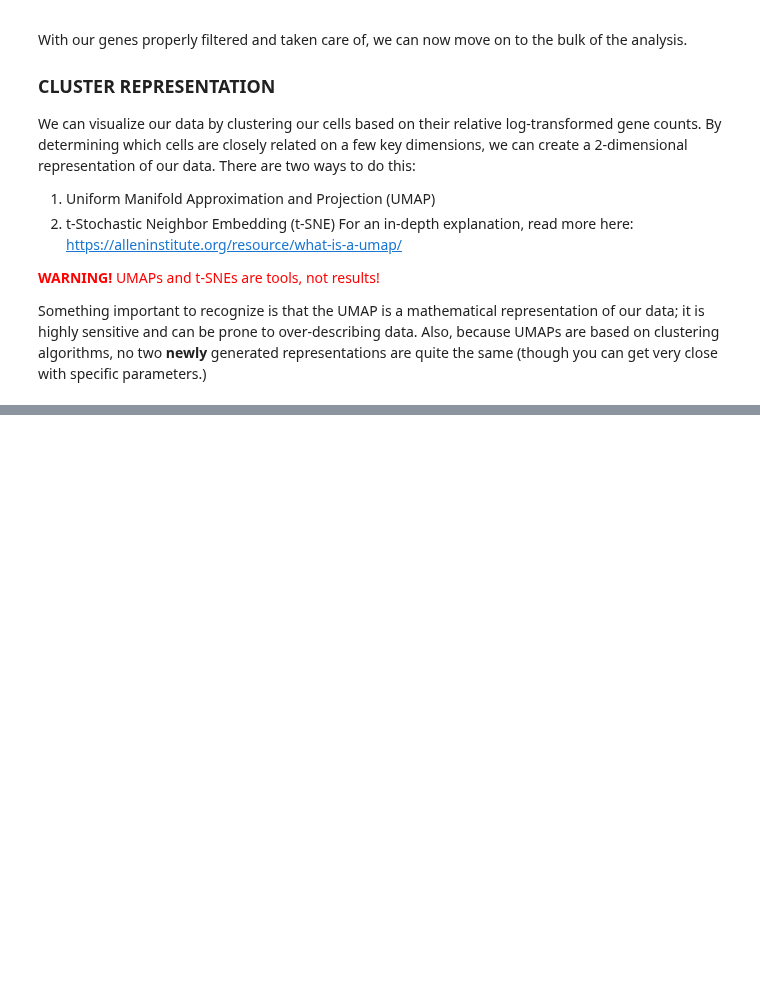
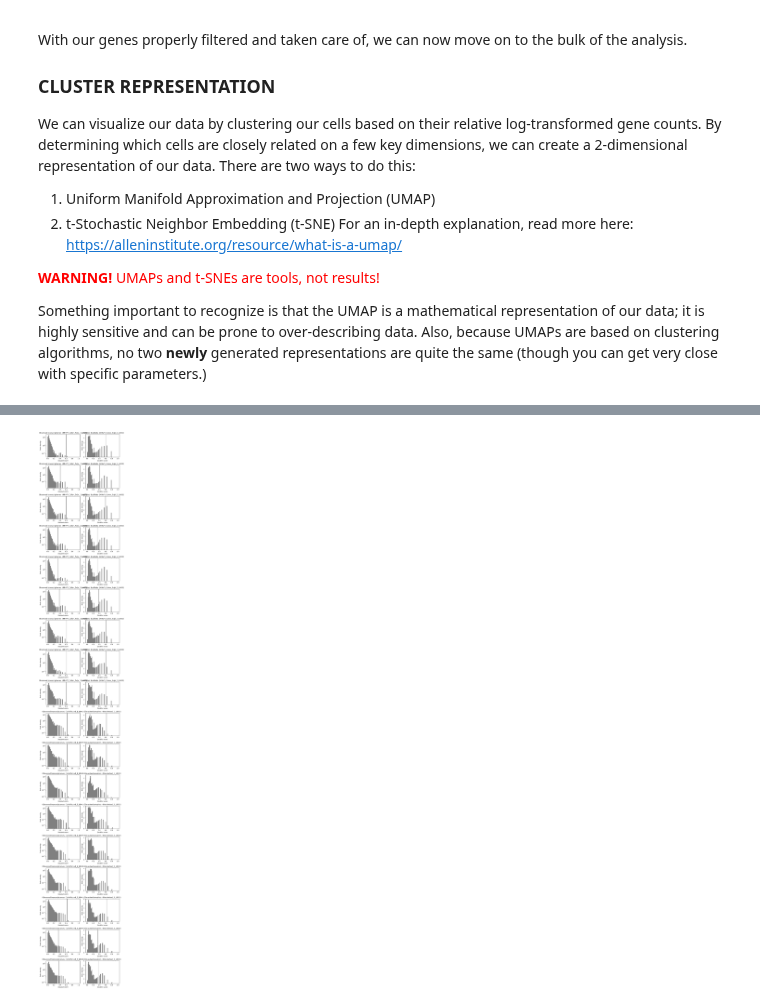
Before and after one commit to hvose-anschutz/viralogue-pipelines, a Jupyter notebook: scRNA-seq-pipeline/scRNA_part1_analysis.ipynb, the cells around one changed output, grey strips where cells are left out. Saved outputs shown, nothing was run; the diff lists cells and outputs as text; code cells hidden in the pictures; blank space fills up the shorter version.

```diff
--- a/scRNA-seq-pipeline/scRNA_part1_analysis.ipynb
+++ b/scRNA-seq-pipeline/scRNA_part1_analysis.ipynb
@@ -351,3 +528,7 @@ sc.pl.umap(
+# %%
+sc.pl.scrublet_score_distribution(adata_mid_filter)
+# %% [output]
+[figure, added]
 # %%
 #STEP 16: Create a copy of the dataset without cells where predicted_doublet is True
 adata_filtered = adata_mid_filter[~adata_mid_filter.obs['predicted_doublet'] > 0.3].copy()
```
Also changed, not shown: parts of 24 cells of this notebook, 9 other files.
